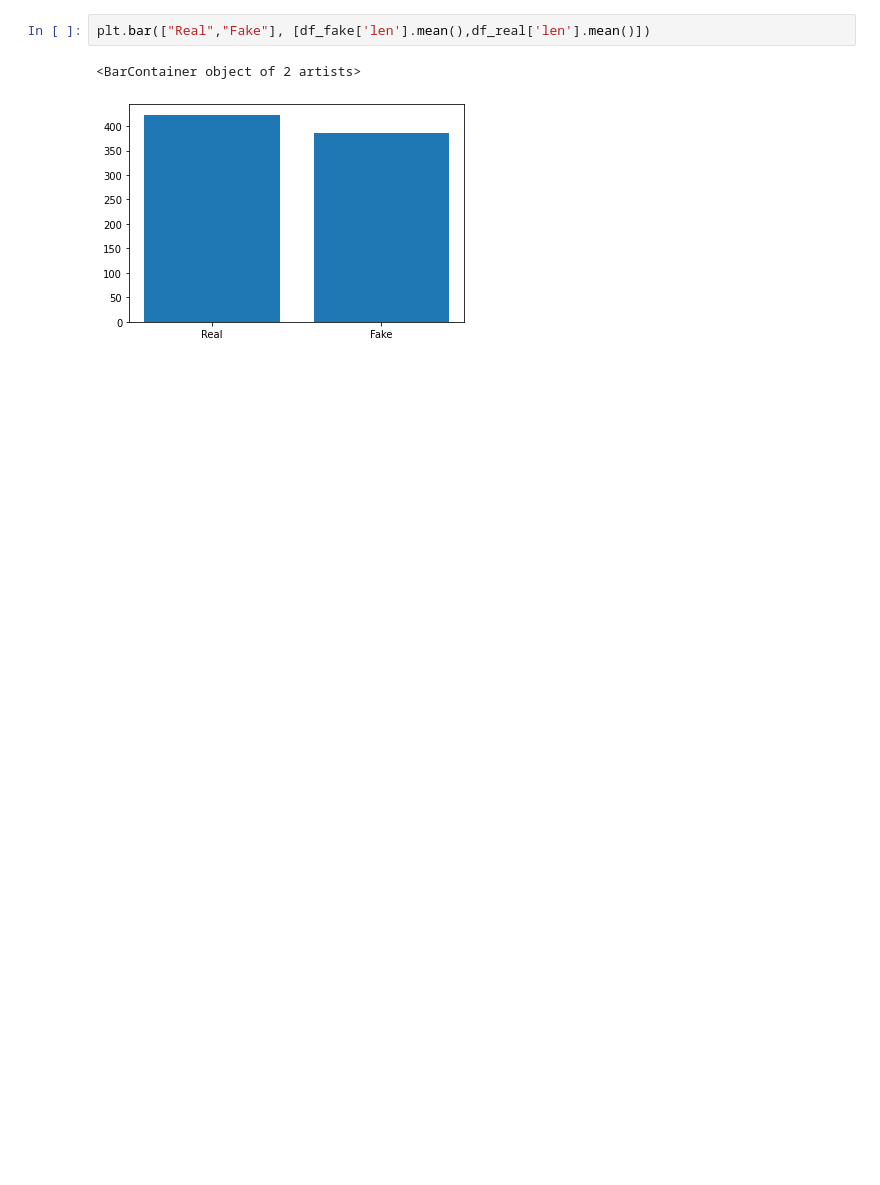
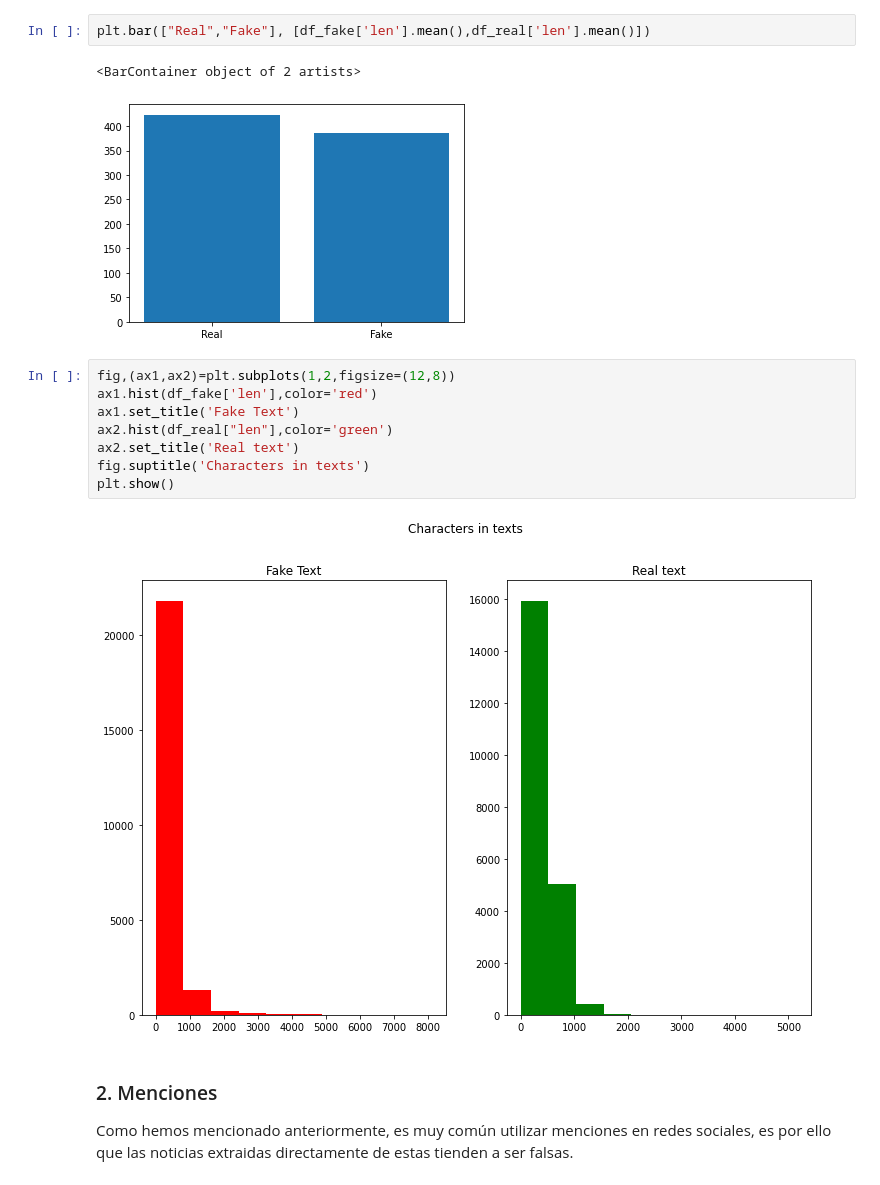
Before and after one commit to Kerman-Sanjuan/Fake-News-Detection, a Jupyter notebook: Fake news detection.ipynb, the cells around one changed output. Cells and saved outputs as stored; diff of their text form; blank space fills up the shorter version.

```diff
--- a/Fake news detection.ipynb
+++ b/Fake news detection.ipynb
@@ -97,3 +87,17 @@ plt.bar(["Real","Fake"], [df_fake['len'].mean(),df_real['len'].mean()])
 # %% [output]
 <BarContainer object of 2 artists>
 [figure]
+# %%
+fig,(ax1,ax2)=plt.subplots(1,2,figsize=(12,8))
+ax1.hist(df_fake['len'],color='red')
+ax1.set_title('Fake Text')
+ax2.hist(df_real["len"],color='green')
+ax2.set_title('Real text')
+fig.suptitle('Characters in texts')
+plt.show()
+# %% [output]
+[figure, added]
+# %% [markdown]
+### 2. Menciones
+
+Como hemos mencionado anteriormente, es muy común utilizar menciones en redes sociales, es por ello que las noticias extraidas directamente de estas tienden a ser falsas.
```
Also changed, not shown: parts of 8 cells of this notebook.
